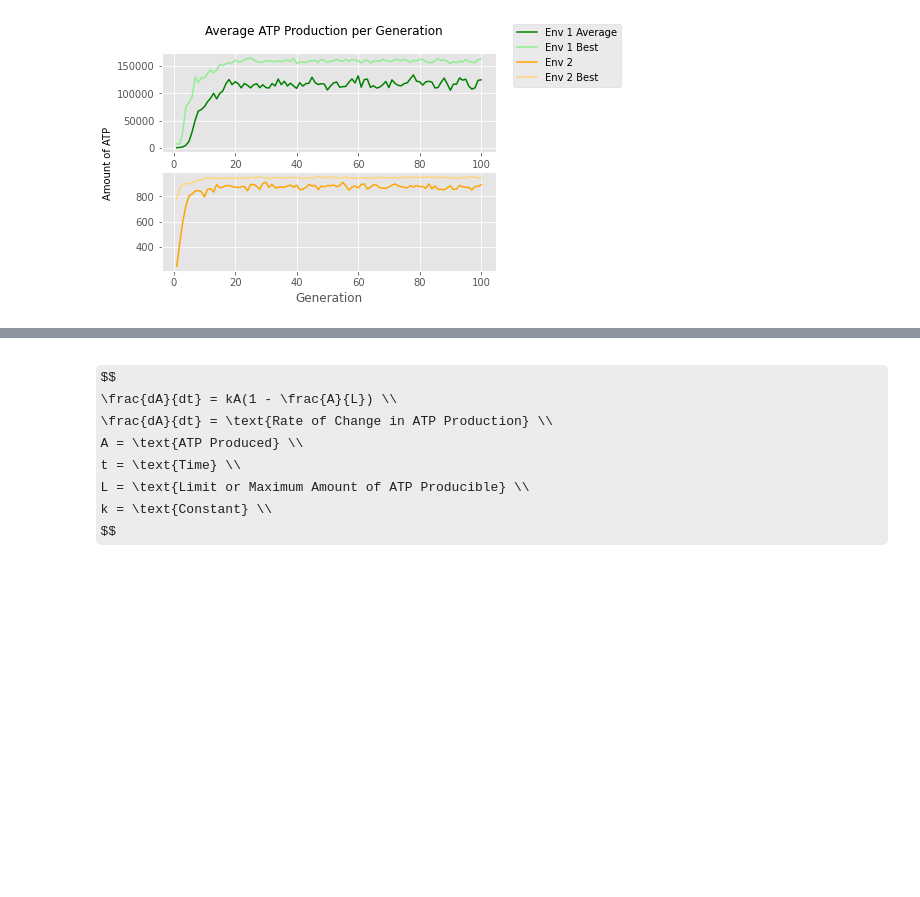
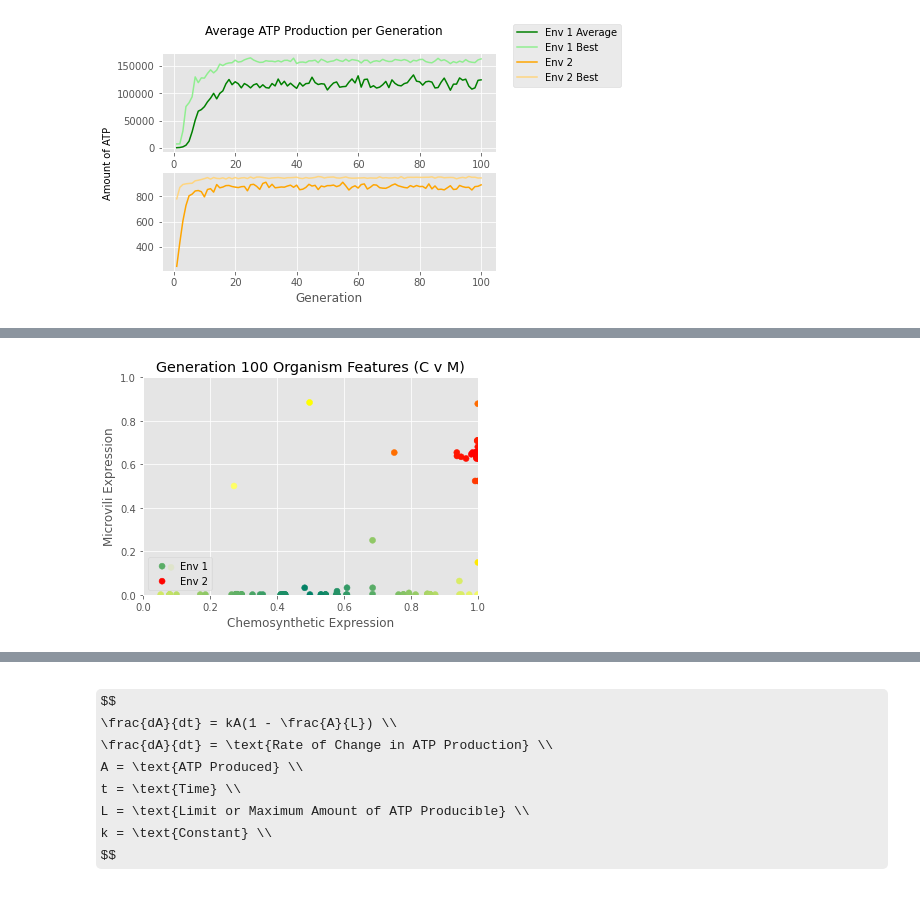
Before and after one commit to NikhilMukraj/apbioproject, a Jupyter notebook: data visualization.ipynb, the cells around one changed output, grey strips where cells are left out. Saved outputs shown, nothing was run; the diff lists cells and outputs as text; code cells hidden in the pictures; some formulas as TeX source; blank space fills up the shorter version.

```diff
--- a/data visualization.ipynb
+++ b/data visualization.ipynb
@@ -159,13 +163,15 @@ z2 = [np.sqrt((i[0]-c_cm_gen_last_mean[0])**2 + (i[1]-c_cm_gen_last_mean[1])**2)
 # %%
 plt.title(f'Generation {epochs} Organism Features (C v M)')
 plt.xlim((0,1))
 plt.ylim((0,1))
 plt.xlabel('Chemosynthetic Expression')
-plt.xlabel('Microvili Expression')
+plt.ylabel('Microvili Expression')
 plt.scatter([i[0] for i in p_cm_gen_last], [i[1] for i in p_cm_gen_last], c=z1, cmap='summer', label=env_1_label)
 plt.scatter([i[0] for i in c_cm_gen_last], [i[1] for i in c_cm_gen_last], c=z2, cmap='autumn', label=env_2_label)
 plt.legend(loc='lower left')
 plt.show()
+# %% [output]
+[figure, added]
 # %%
 p_pm_gen_last_mean = (np.mean([i[0] for i in p_pm_gen_last]), np.mean([i[1] for i in p_pm_gen_last]))
 c_pm_gen_last_mean = (np.mean([i[0] for i in c_pm_gen_last]), np.mean([i[1] for i in c_pm_gen_last]))
```
Also changed, not shown: parts of 9 cells of this notebook.
